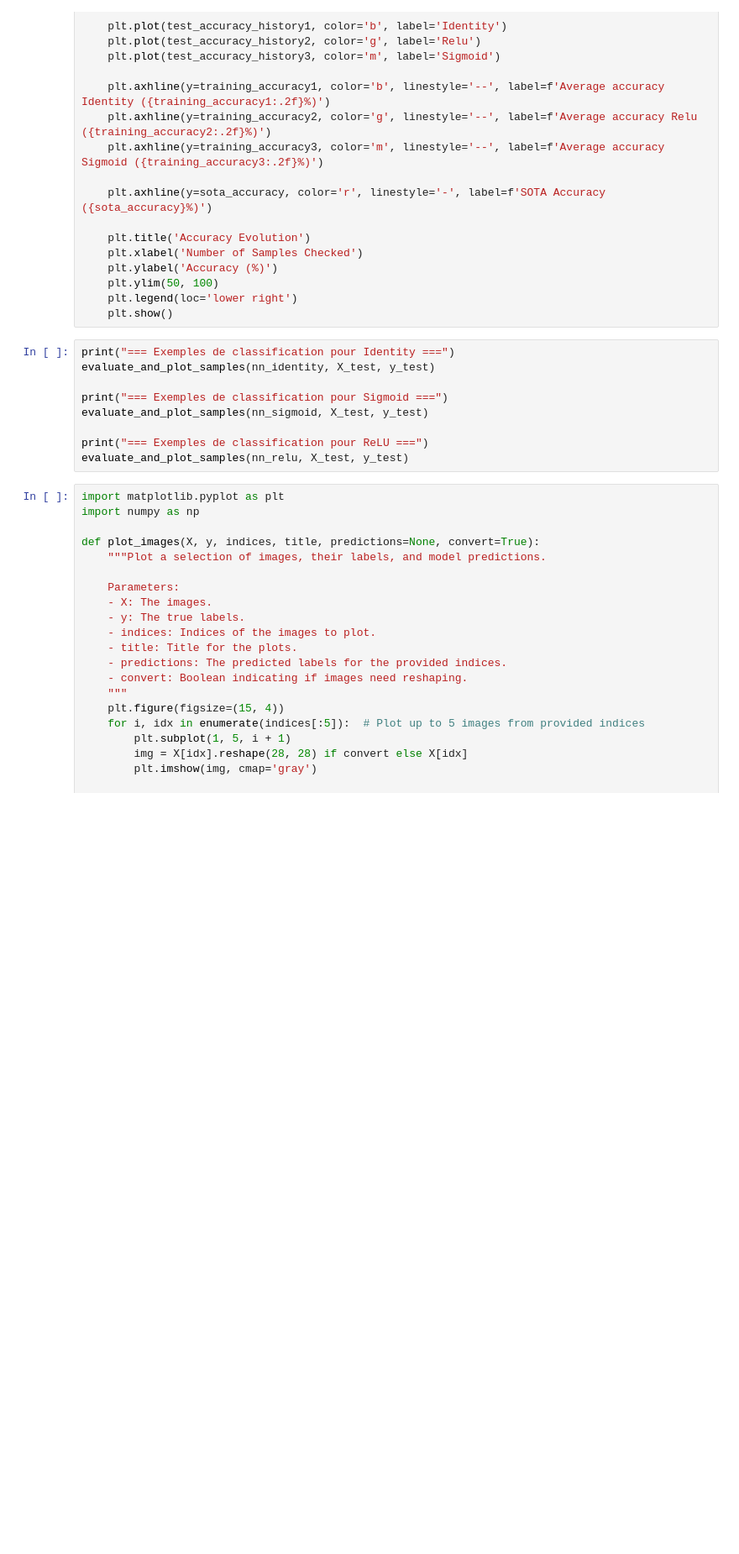
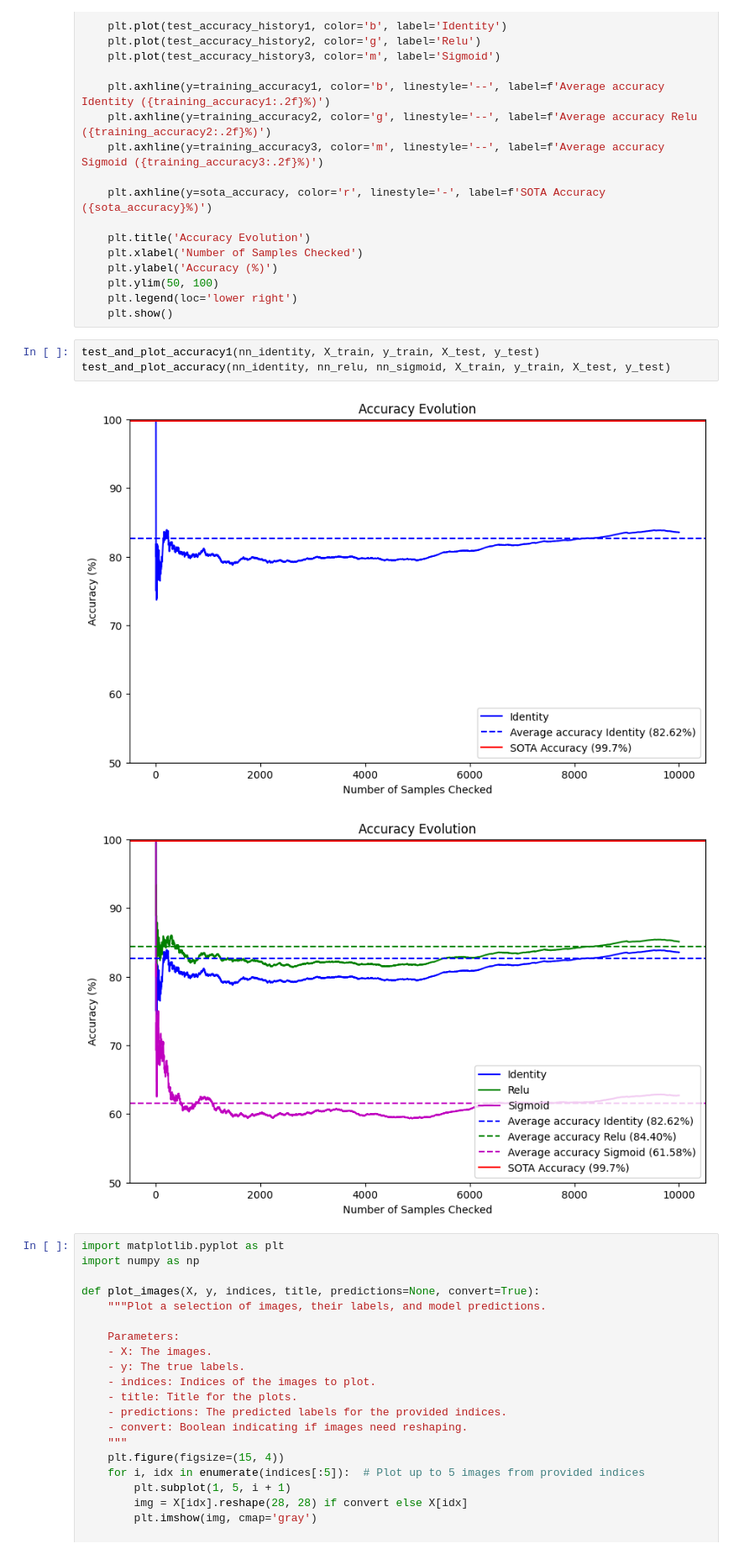
Before and after one commit to knoel99/MNIST, a Jupyter notebook: MNIST_from_scratch.ipynb, the cells around one changed output. Shown at 84% size. Drawn from its saved outputs; the diff is of its cells as text; blank space fills up the shorter version.

Commit message:
notebook pour le cours ok GPU

```diff
--- a/MNIST_from_scratch.ipynb
+++ b/MNIST_from_scratch.ipynb
@@ -790,15 +513,12 @@ def test_and_plot_accuracy(nn1, nn2, nn3, X_train, y_train, X_test, y_test, sota
     plt.ylim(50, 100)
     plt.legend(loc='lower right')
     plt.show()
-# %%
-print("=== Exemples de classification pour Identity ===")
-evaluate_and_plot_samples(nn_identity, X_test, y_test)
-
-print("=== Exemples de classification pour Sigmoid ===")
-evaluate_and_plot_samples(nn_sigmoid, X_test, y_test)
-
-print("=== Exemples de classification pour ReLU ===")
-evaluate_and_plot_samples(nn_relu, X_test, y_test)
+# %%
+test_and_plot_accuracy1(nn_identity, X_train, y_train, X_test, y_test)
+test_and_plot_accuracy(nn_identity, nn_relu, nn_sigmoid, X_train, y_train, X_test, y_test)
+# %% [output]
+[figure, added]
+[figure, added]
 # %%
 import matplotlib.pyplot as plt
 import numpy as np
```
Also changed, not shown: parts of 59 cells of this notebook.
